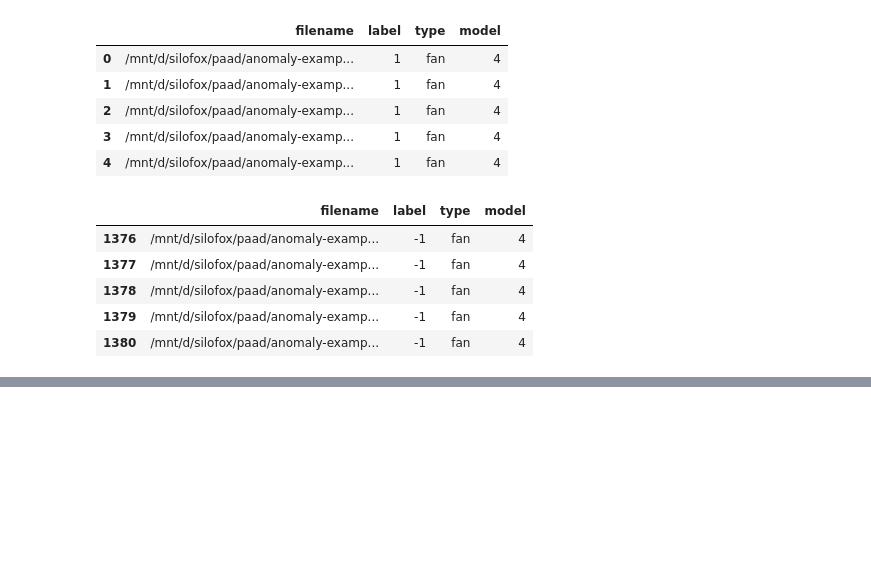
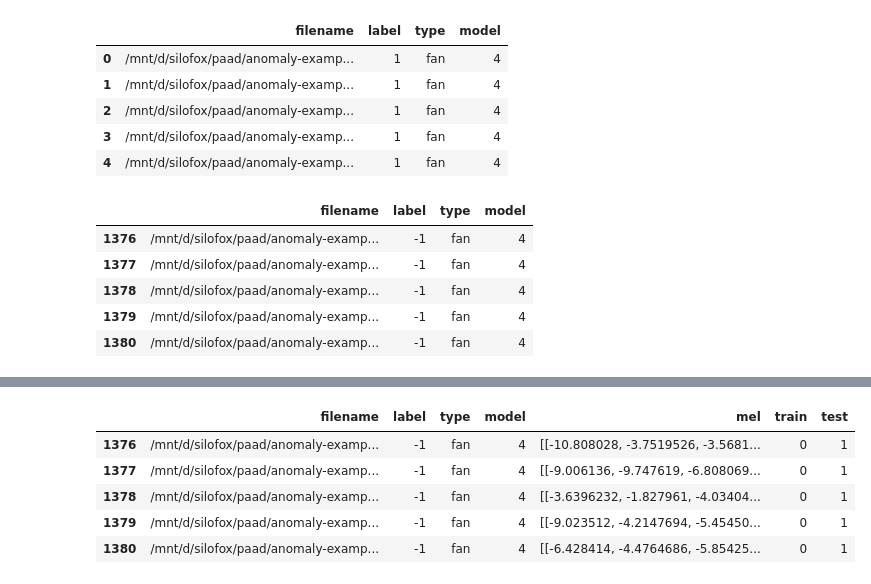
Before and after one commit to meloncus/Paad, a Jupyter notebook: test_and_mockup.ipynb, the cells around one changed output, grey strips where cells are left out. Saved outputs shown, nothing was run; the diff lists cells and outputs as text; code cells hidden in the pictures; blank space fills up the shorter version.

```diff
--- a/test_and_mockup.ipynb
+++ b/test_and_mockup.ipynb
@@ -612,0 +623,9 @@ df_mel[0].shape
+# %%
+df.tail()
+# %% [output]
+|  | filename | label | type | model | mel | train | test |
+| 1376 | /mnt/d/silofox/paad/anomaly-examp... | -1 | fan | 4 | [[-10.808028, -3.7519526, -3.5681... | 0 | 1 |
+| 1377 | /mnt/d/silofox/paad/anomaly-examp... | -1 | fan | 4 | [[-9.006136, -9.747619, -6.808069... | 0 | 1 |
+| 1378 | /mnt/d/silofox/paad/anomaly-examp... | -1 | fan | 4 | [[-3.6396232, -1.827961, -4.03404... | 0 | 1 |
+| 1379 | /mnt/d/silofox/paad/anomaly-examp... | -1 | fan | 4 | [[-9.023512, -4.2147694, -5.45450... | 0 | 1 |
+| 1380 | /mnt/d/silofox/paad/anomaly-examp... | -1 | fan | 4 | [[-6.428414, -4.4764686, -5.85425... | 0 | 1 |
```
Also changed, not shown: parts of 13 cells of this notebook, 3 other files.
